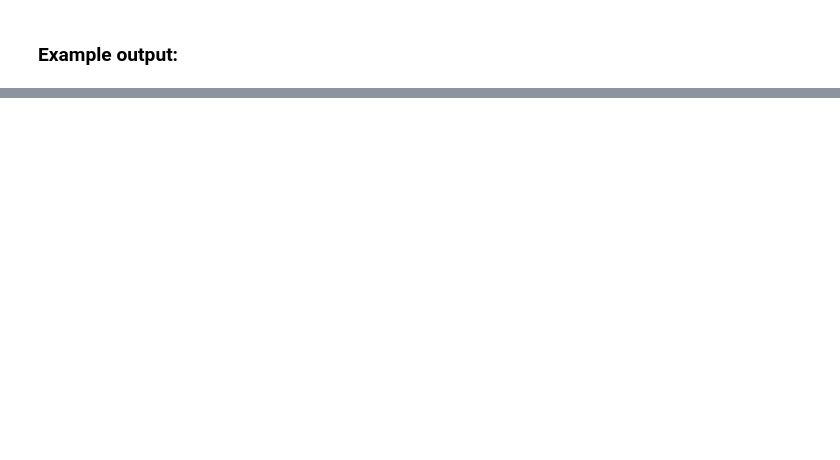
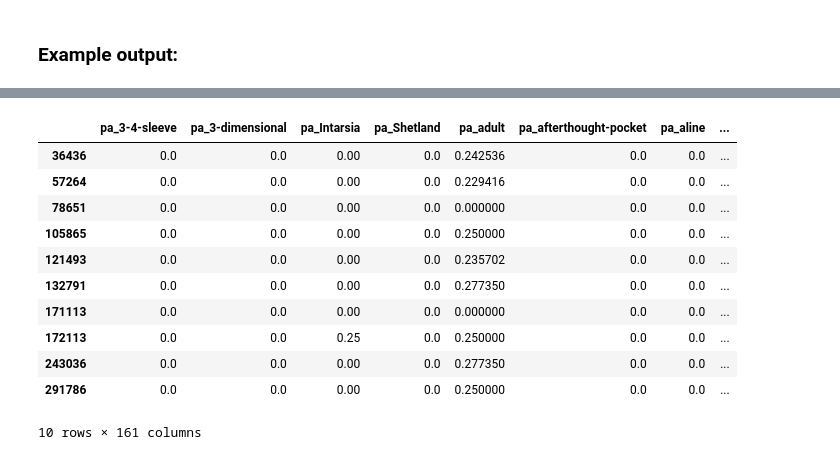
Before and after one commit to k-christensen/Ravelry, a Jupyter notebook: notebooks/python_functions/function_explanations.ipynb, the cells around one changed output, grey strips where cells are left out. Cells and saved outputs as stored; diff of their text form; code cells hidden in the pictures; blank space fills up the shorter version.

```diff
--- a/notebooks/python_functions/function_explanations.ipynb
+++ b/notebooks/python_functions/function_explanations.ipynb
@@ -255,2 +683,7 @@ user_data("katec125")
+# %%
+def create_fav_df(username):
+    fav_list = get_favs_list(username)
+    fav_df = pattern_list_to_df(fav_list)
+    return fav_df
 # %% [markdown]
 ### Example output:
@@ -258,0 +690,15 @@ user_data("katec125")
+# %%
+create_fav_df("katec125").head(10)
+# %% [output]
+|  | pa_3-4-sleeve | pa_3-dimensional | pa_Intarsia | pa_Shetland | pa_adult | pa_afterthought-pocket | pa_aline | ... |
+| 36436 | 0.0 | 0.0 | 0.00 | 0.0 | 0.242536 | 0.0 | 0.0 | ... |
+| 57264 | 0.0 | 0.0 | 0.00 | 0.0 | 0.229416 | 0.0 | 0.0 | ... |
+| 78651 | 0.0 | 0.0 | 0.00 | 0.0 | 0.000000 | 0.0 | 0.0 | ... |
+| 105865 | 0.0 | 0.0 | 0.00 | 0.0 | 0.250000 | 0.0 | 0.0 | ... |
+| 121493 | 0.0 | 0.0 | 0.00 | 0.0 | 0.235702 | 0.0 | 0.0 | ... |
+| 132791 | 0.0 | 0.0 | 0.00 | 0.0 | 0.277350 | 0.0 | 0.0 | ... |
+| 171113 | 0.0 | 0.0 | 0.00 | 0.0 | 0.000000 | 0.0 | 0.0 | ... |
+| 172113 | 0.0 | 0.0 | 0.25 | 0.0 | 0.250000 | 0.0 | 0.0 | ... |
+| 243036 | 0.0 | 0.0 | 0.00 | 0.0 | 0.277350 | 0.0 | 0.0 | ... |
+| 291786 | 0.0 | 0.0 | 0.00 | 0.0 | 0.250000 | 0.0 | 0.0 | ... |
+10 rows × 161 columns
```
Also changed, not shown: parts of 67 cells of this notebook, 1 other file.
